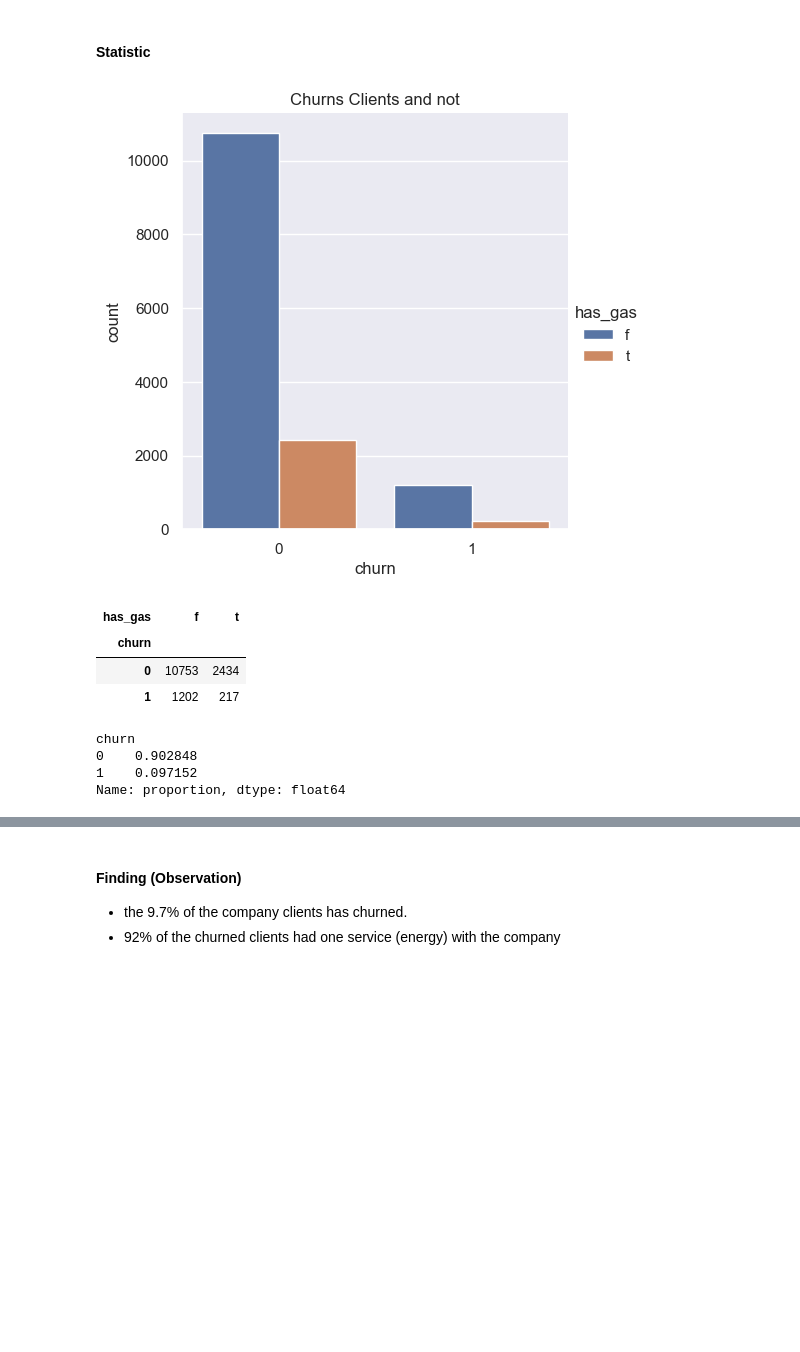
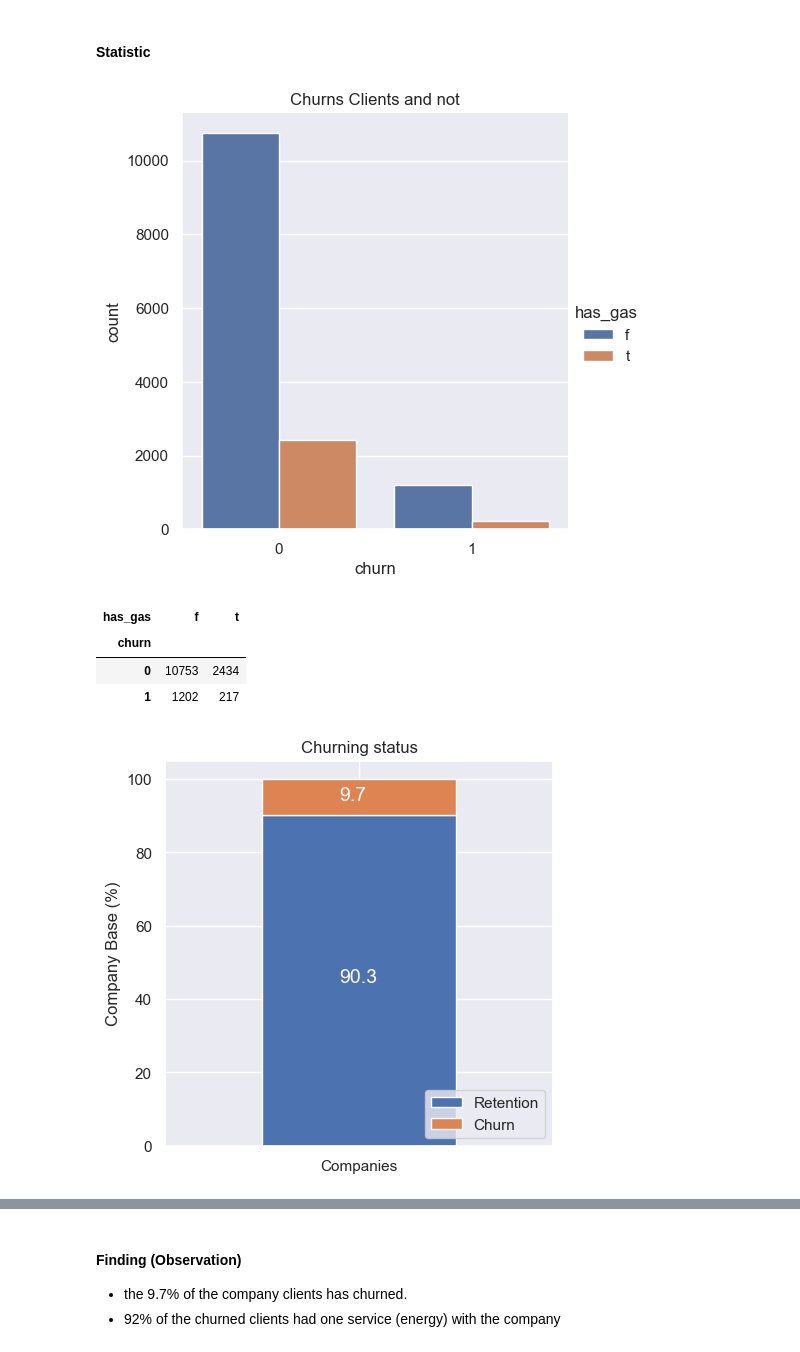
Before and after one commit to RushanerM/Job-Simulation, a Jupyter notebook: Powerco_eda.ipynb, the cells around one changed output, grey strips where cells are left out. Drawn from its saved outputs; the diff is of its cells as text; code cells hidden in the pictures; blank space fills up the shorter version.

Commit message:
Add a funtion to print the a graph

```diff
--- a/Powerco_eda.ipynb
+++ b/Powerco_eda.ipynb
@@ -152,29 +208,30 @@ Index(['id', 'channel_sales', 'cons_12m', 'cons_gas_12m', 'cons_last_month',
 # %%
 # Visualizing churn vs has_gas
 ax1= sns.catplot(x= 'churn',
             data= client,
             kind= 'count',
             hue= 'has_gas'
             )
 
 ax1.set_titles("Churns Clients and not")
 plt.title("Churns Clients and not")
 plt.show()
 
 # Cross tab of client
 display (pd.crosstab(client['churn'], client['has_gas']).style.background_gradient(cmap='summer_r'))
 
 
 # Value counts of the churned clients
+churn= client[['id', 'churn']]
+churn.columns= ['Companies', 'churn']
+churn_tl= churn.groupby(['churn']).count()
+churn_pgt= churn_tl/ churn_tl.sum() *100
 
-print(client['churn'].value_counts(normalize= True))
+plot_stk_bar(churn_pgt.transpose(), "Churning status", (5,5), lenged_= 'lower right')
 # %% [output]
 [figure]
 | has_gas | f | t |
 | churn |  |  |
 | 0 | 10753 | 2434 |
 | 1 | 1202 | 217 |
-churn
-0    0.902848
-1    0.097152
-Name: proportion, dtype: float64
+[figure, added]
```
Also changed, not shown: parts of 2 cells of this notebook, 2 other files.
